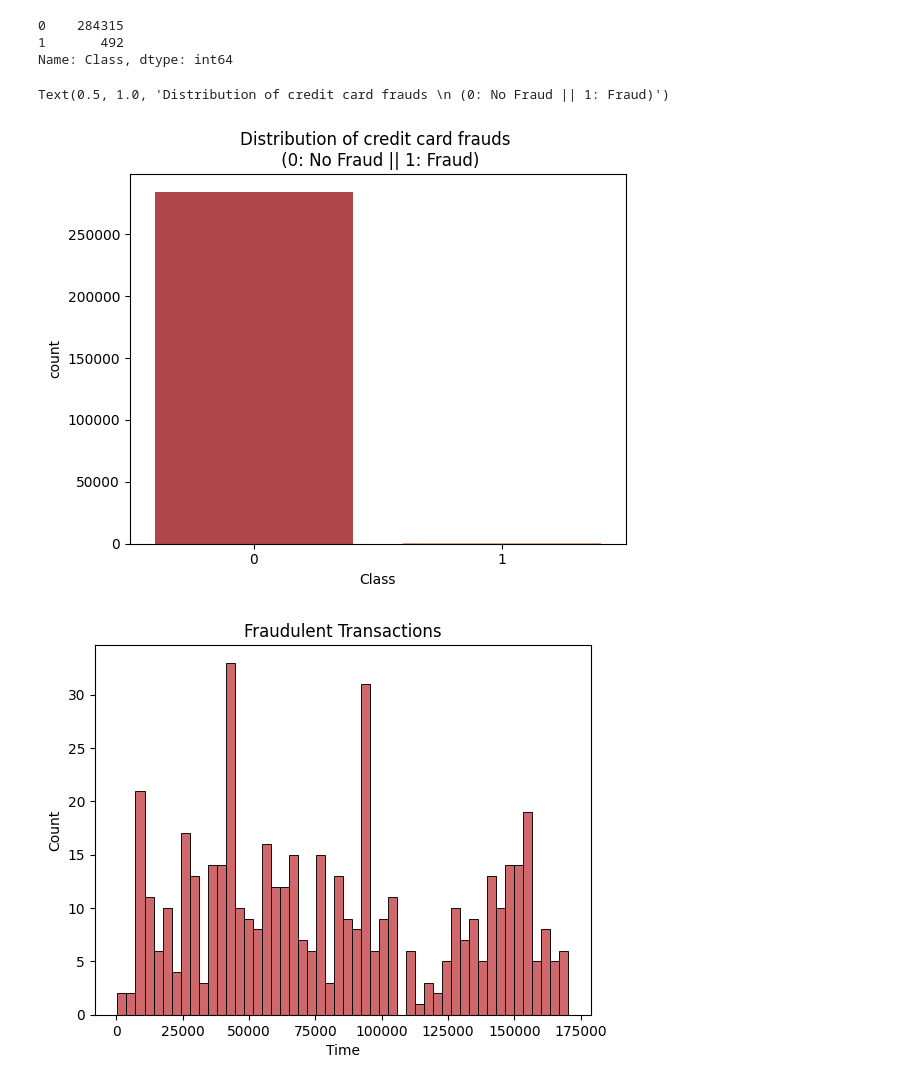
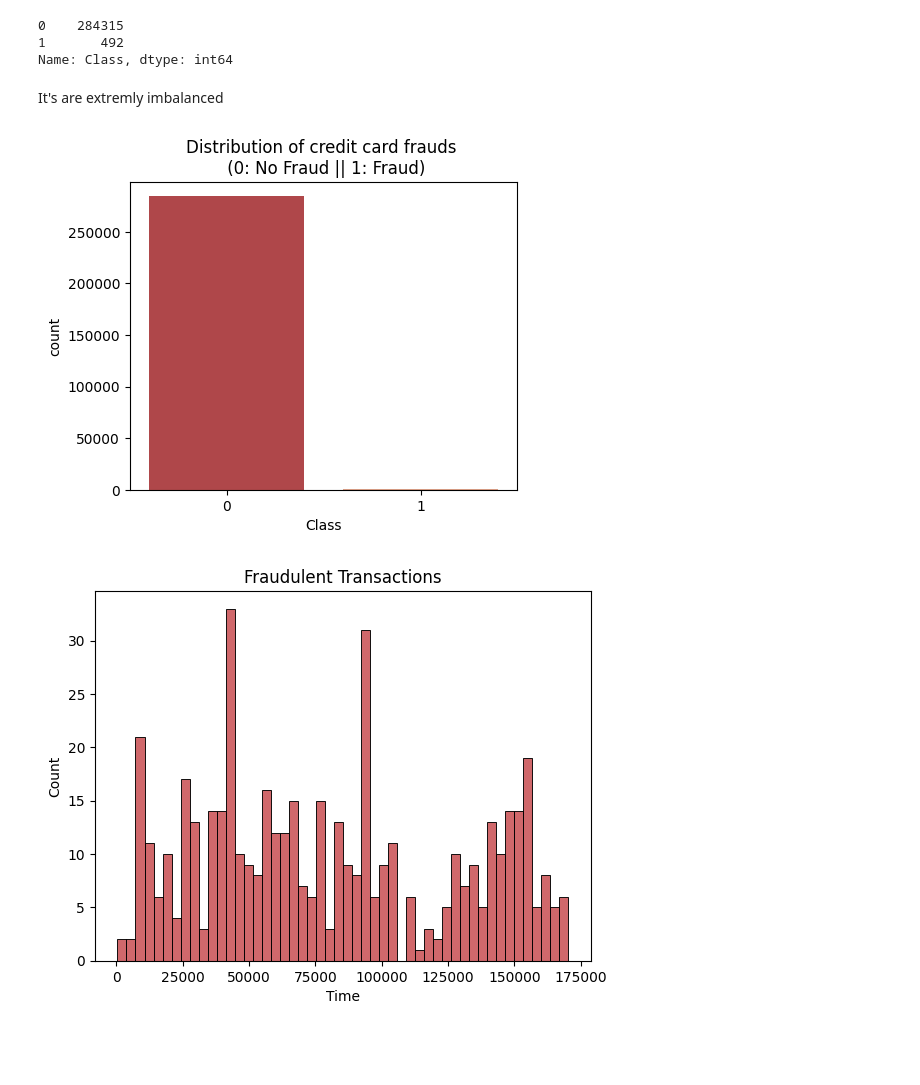
Before and after one commit to abdullahkavakli/Credit-Card-Fraud-Detection-Using-KNN, a Jupyter notebook: Credit Card Fraud Detection.ipynb, the cells around one changed output. Saved outputs shown, nothing was run; the diff lists cells and outputs as text; code cells hidden in the pictures; blank space fills up the shorter version.

```diff
--- a/Credit Card Fraud Detection.ipynb
+++ b/Credit Card Fraud Detection.ipynb
@@ -89,13 +138,16 @@ credit_card["Class"].value_counts()
 0    284315
 1       492
 Name: Class, dtype: int64
+# %% [markdown]
+It's are extremly imbalanced
 # %%
 sns.set_palette("RdBu")
-bar = sns.countplot(x=credit_card["Class"])
+fig, ax = plt.subplots(figsize=(5,4))
+bar = sns.countplot(x=credit_card["Class"],ax=ax)
 bar.set_title('Distribution of credit card frauds \n (0: No Fraud || 1: Fraud)')
+plt.show()
 # %% [output]
-Text(0.5, 1.0, 'Distribution of credit card frauds \n (0: No Fraud || 1: Fraud)')
-[figure, old version]
+[figure, new version]
 # %%
 g1 = sns.histplot(credit_card["Time"][credit_card.Class == 1], bins=50)
 g1.set_title("Fraudulent Transactions")
```
Also changed, not shown: parts of 80 cells of this notebook.
